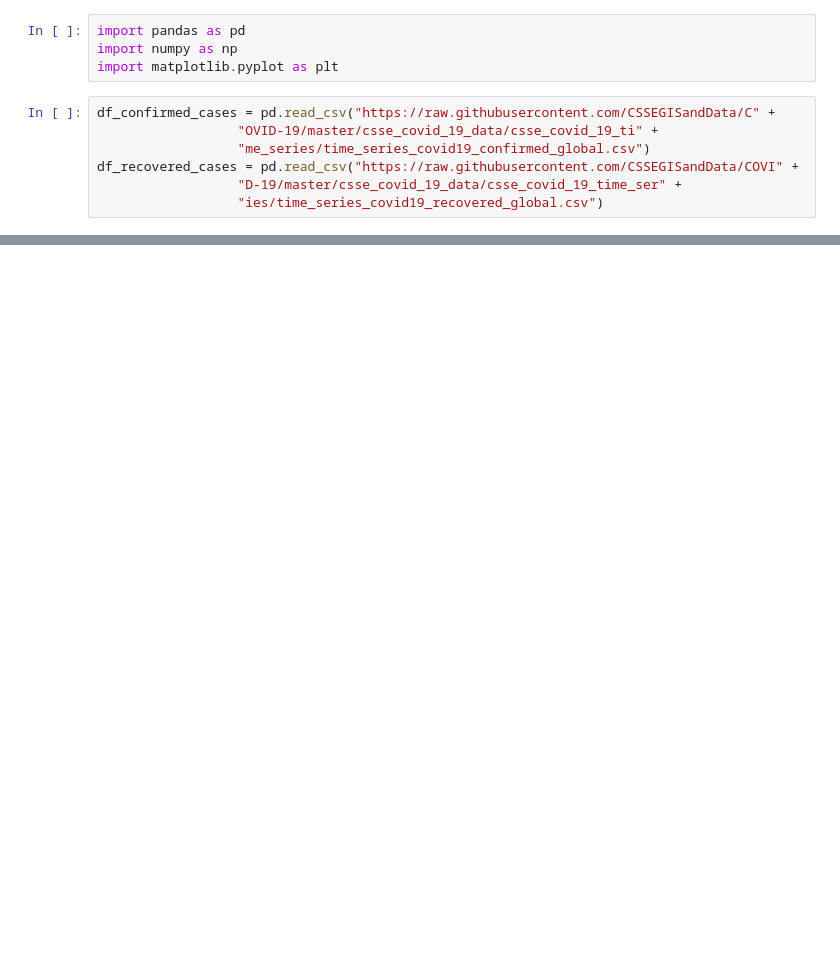
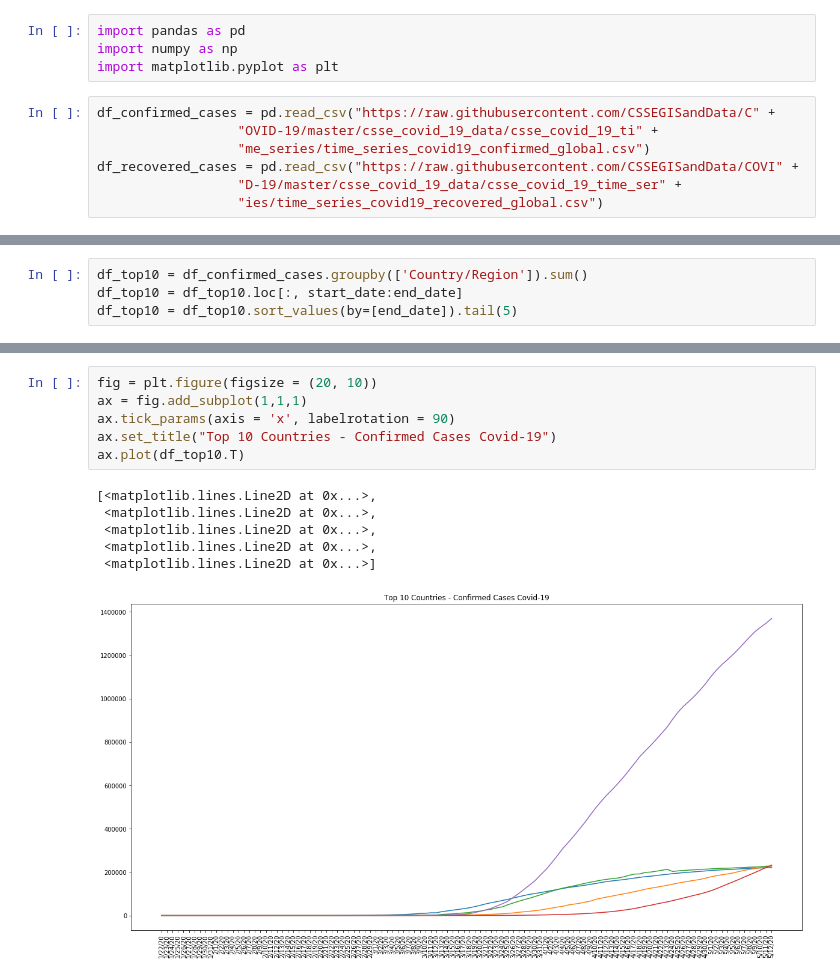
Before and after one commit to ErikSugawara/covid19-visualization-analysis, a Jupyter notebook: covid_visual_analysis.ipynb, the cells around one changed output, grey strips where cells are left out. Saved outputs shown, nothing was run; the diff lists cells and outputs as text; blank space fills up the shorter version.

Commit message:
Added figure of top10 countries

```diff
--- a/covid_visual_analysis.ipynb
+++ b/covid_visual_analysis.ipynb
@@ -58,0 +43,4 @@ df_countries
+# %%
+df_top10 = df_confirmed_cases.groupby(['Country/Region']).sum()
+df_top10 = df_top10.loc[:, start_date:end_date]
+df_top10 = df_top10.sort_values(by=[end_date]).tail(5)
@@ -58,0 +58,13 @@ df_countries
+# %%
+fig = plt.figure(figsize = (20, 10))
+ax = fig.add_subplot(1,1,1)
+ax.tick_params(axis = 'x', labelrotation = 90)
+ax.set_title("Top 10 Countries - Confirmed Cases Covid-19")
+ax.plot(df_top10.T)
+# %% [output]
+[<matplotlib.lines.Line2D at 0x...>,
+ <matplotlib.lines.Line2D at 0x...>,
+ <matplotlib.lines.Line2D at 0x...>,
+ <matplotlib.lines.Line2D at 0x...>,
+ <matplotlib.lines.Line2D at 0x...>]
+[figure, added]
```
Also changed, not shown: parts of 7 cells of this notebook.
